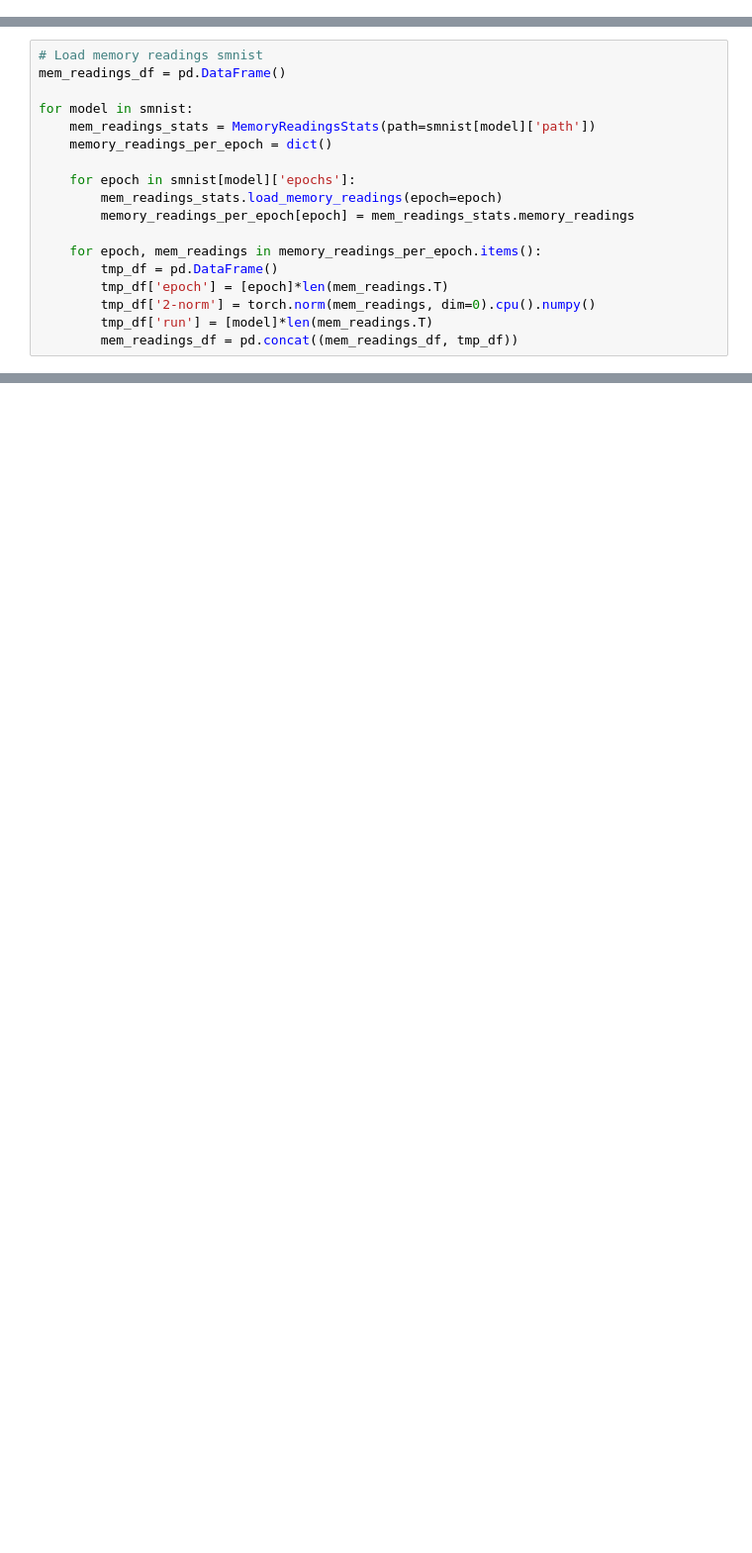
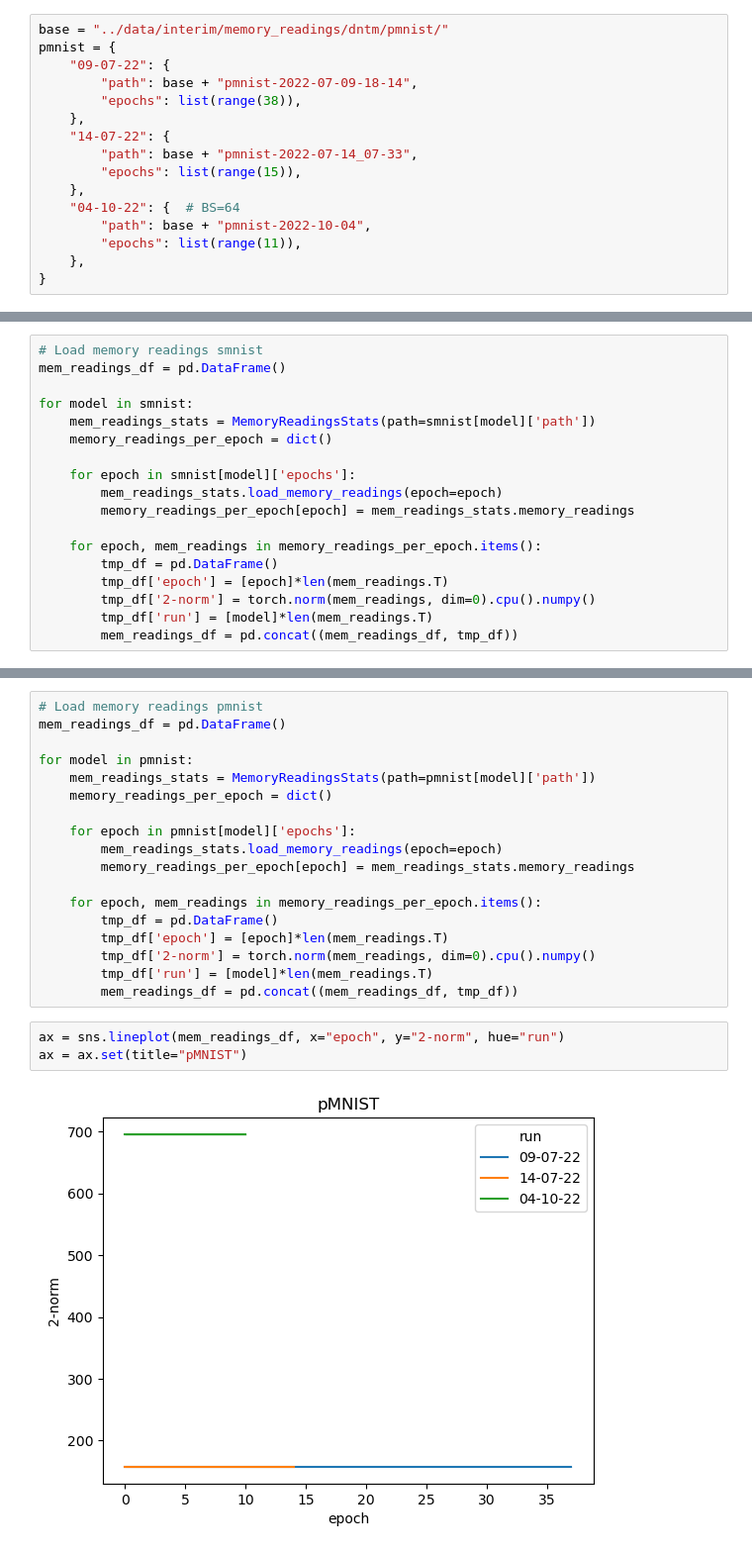
Before and after one commit to flavio2018/seq-mnist, a Jupyter notebook: notebooks/2.3_visualize_evolution_mem_readings.ipynb, the cells around one changed output, grey strips where cells are left out. Shown: that part at 99% size. Drawn from its saved outputs; the diff is of its cells as text; blank space fills up the shorter version.

```diff
--- a/notebooks/2.3_visualize_evolution_mem_readings.ipynb
+++ b/notebooks/2.3_visualize_evolution_mem_readings.ipynb
@@ -12,3 +21,19 @@ smnist = {
     },
 }
+# %%
+base = "../data/interim/memory_readings/dntm/pmnist/"
+pmnist = {
+    "09-07-22": {
+        "path": base + "pmnist-2022-07-09-18-14",
+        "epochs": list(range(38)),
+    },
+    "14-07-22": {
+        "path": base + "pmnist-2022-07-14_07-33",
+        "epochs": list(range(15)),
+    },
+    "04-10-22": {  # BS=64
+        "path": base + "pmnist-2022-10-04",
+        "epochs": list(range(11)),
+    },
+}
 # %%
@@ -81,0 +119,23 @@ _ = sns.lineplot(mem_readings_df, x="epoch", y="2-norm", hue="run")
+# %%
+# Load memory readings pmnist
+mem_readings_df = pd.DataFrame()
+
+for model in pmnist:
+    mem_readings_stats = MemoryReadingsStats(path=pmnist[model]['path'])
+    memory_readings_per_epoch = dict()
+
+    for epoch in pmnist[model]['epochs']:
+        mem_readings_stats.load_memory_readings(epoch=epoch)
+        memory_readings_per_epoch[epoch] = mem_readings_stats.memory_readings
+
+    for epoch, mem_readings in memory_readings_per_epoch.items():
+        tmp_df = pd.DataFrame()
+        tmp_df['epoch'] = [epoch]*len(mem_readings.T)
+        tmp_df['2-norm'] = torch.norm(mem_readings, dim=0).cpu().numpy()
+        tmp_df['run'] = [model]*len(mem_readings.T)
+        mem_readings_df = pd.concat((mem_readings_df, tmp_df))
+# %%
+ax = sns.lineplot(mem_readings_df, x="epoch", y="2-norm", hue="run")
+ax = ax.set(title="pMNIST")
+# %% [output]
+[figure, added]
```
Also changed, not shown: parts of 13 cells of this notebook, 1 other file.
